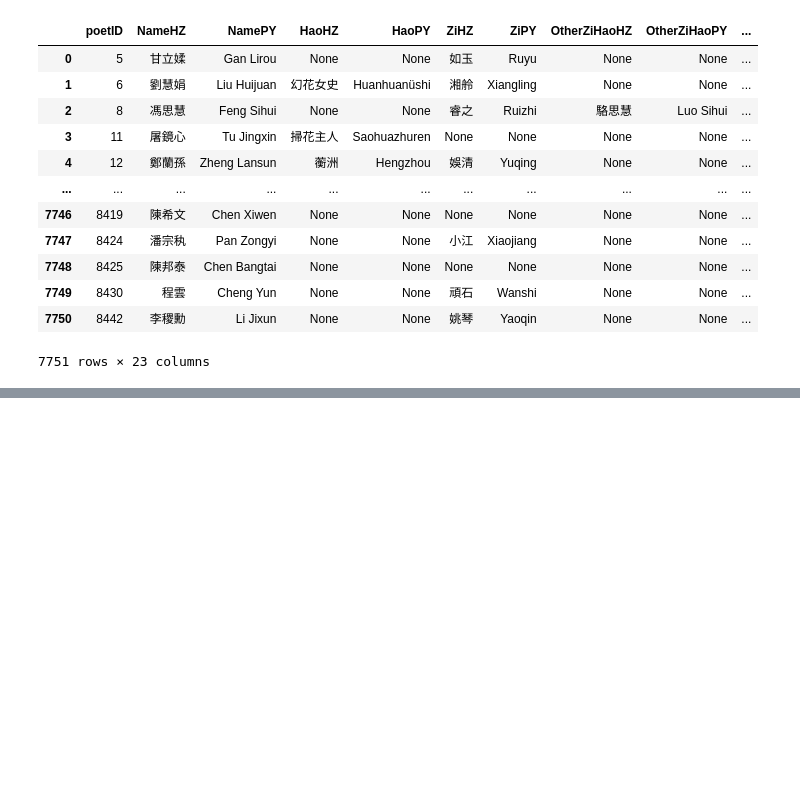
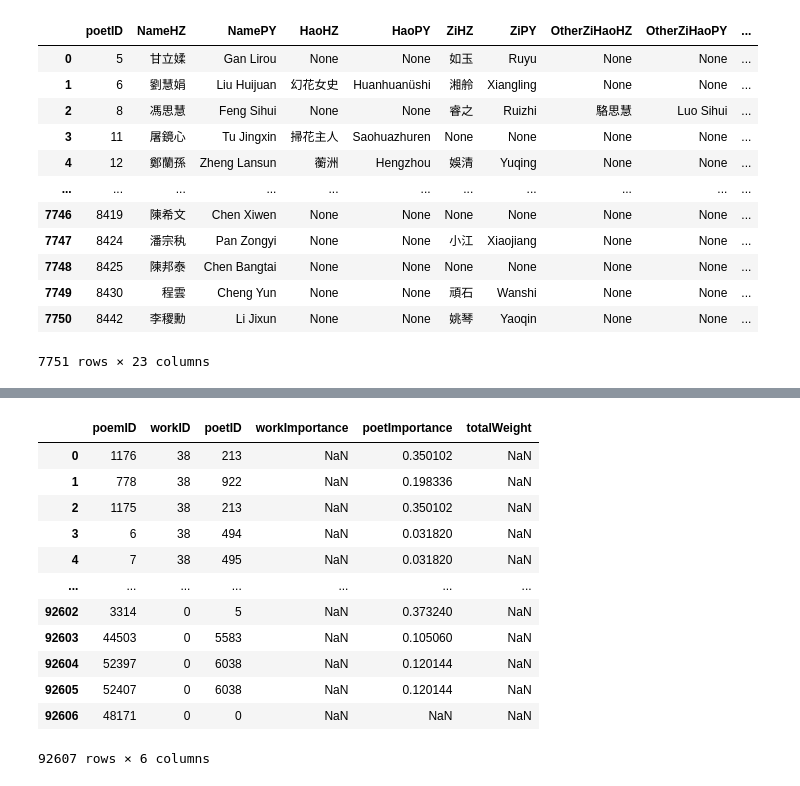
Before and after one commit to April-lemonade/LitRank, a Jupyter notebook: EDA/ImportanceEvaluation.ipynb, the cells around one changed output, grey strips where cells are left out. Saved outputs shown, nothing was run; the diff lists cells and outputs as text; code cells hidden in the pictures; blank space fills up the shorter version.

Commit message:
ImportanceEvaluation

```diff
--- a/EDA/ImportanceEvaluation.ipynb
+++ b/EDA/ImportanceEvaluation.ipynb
@@ -979,0 +1019,14 @@ chart.save('poem.html')
+# %%
+workWeight = 0.5
+poetWeight = 0.5
+
+poemWorkPoetSQL = '''
+SELECT poem.poemID, workpoemlinks.workID,poempoetlinks.poetID
+FROM poem
+LEFT JOIN workpoemlinks ON poem.poemID = workpoemlinks.poemID
+LEFT JOIN poempoetlinks ON poem.poemID = poempoetlinks.poemID
+'''
+
+poemWorkPoet = duckdb.query(poemWorkPoetSQL).df()
+# poemWorkPoet.set_index('poemID', inplace=True)
+poemWorkPoet
@@ -979,0 +1047,10 @@ chart.save('poem.html')
+# %%
+poemWorkPoet['workID'] = poemWorkPoet['workID'].fillna(0).astype(int).astype(str)
+# poemWorkPoet['workID'] = poemWorkPoet['workID'].astype(str)
+# ji_combine.index = ji_combine.index.astype(str)
+weight_mapping = ji_combine['totalWeight'].reindex(poemWorkPoet['workID']).reset_index(drop=True)
+
+poemWorkPoet = pd.concat([poemWorkPoet.reset_index(drop=True), weight_mapping.rename('workImportance')], axis=1)
+
+
+poemWorkPoet
@@ -979,0 +1071,10 @@ chart.save('poem.html')
+# %%
+poemWorkPoet['poetID'] = poemWorkPoet['poetID'].fillna(0).astype(int)
+# poemWorkPoet['workID'] = poemWorkPoet['workID'].astype(str)
+# ji_combine.index = ji_combine.index.astype(str)
+weight_mapping = poet_log['totalWeight'].reindex(poemWorkPoet['poetID']).reset_index(drop=True)
+
+poemWorkPoet = pd.concat([poemWorkPoet.reset_index(drop=True), weight_mapping.rename('poetImportance')], axis=1)
+
+
+poemWorkPoet
@@ -979,0 +1095,23 @@ chart.save('poem.html')
+# %%
+workWeight = 0.5
+poetWeight = 0.5
+# %%
+poetImportance = poemWorkPoet.copy()
+
+poetImportance['totalWeight'] = workWeight * poetImportance['workImportance'] + poetWeight * poetImportance['poetImportance']
+
+poetImportance
+# %% [output]
+|  | poemID | workID | poetID | workImportance | poetImportance | totalWeight |
+| 0 | 1176 | 38 | 213 | NaN | 0.350102 | NaN |
+| 1 | 778 | 38 | 922 | NaN | 0.198336 | NaN |
+| 2 | 1175 | 38 | 213 | NaN | 0.350102 | NaN |
+| 3 | 6 | 38 | 494 | NaN | 0.031820 | NaN |
+| 4 | 7 | 38 | 495 | NaN | 0.031820 | NaN |
+| ... | ... | ... | ... | ... | ... | ... |
+| 92602 | 3314 | 0 | 5 | NaN | 0.373240 | NaN |
+| 92603 | 44503 | 0 | 5583 | NaN | 0.105060 | NaN |
+| 92604 | 52397 | 0 | 6038 | NaN | 0.120144 | NaN |
+| 92605 | 52407 | 0 | 6038 | NaN | 0.120144 | NaN |
+| 92606 | 48171 | 0 | 0 | NaN | NaN | NaN |
+92607 rows × 6 columns
```
Also changed, not shown: parts of 19 cells of this notebook, 2 other files.
